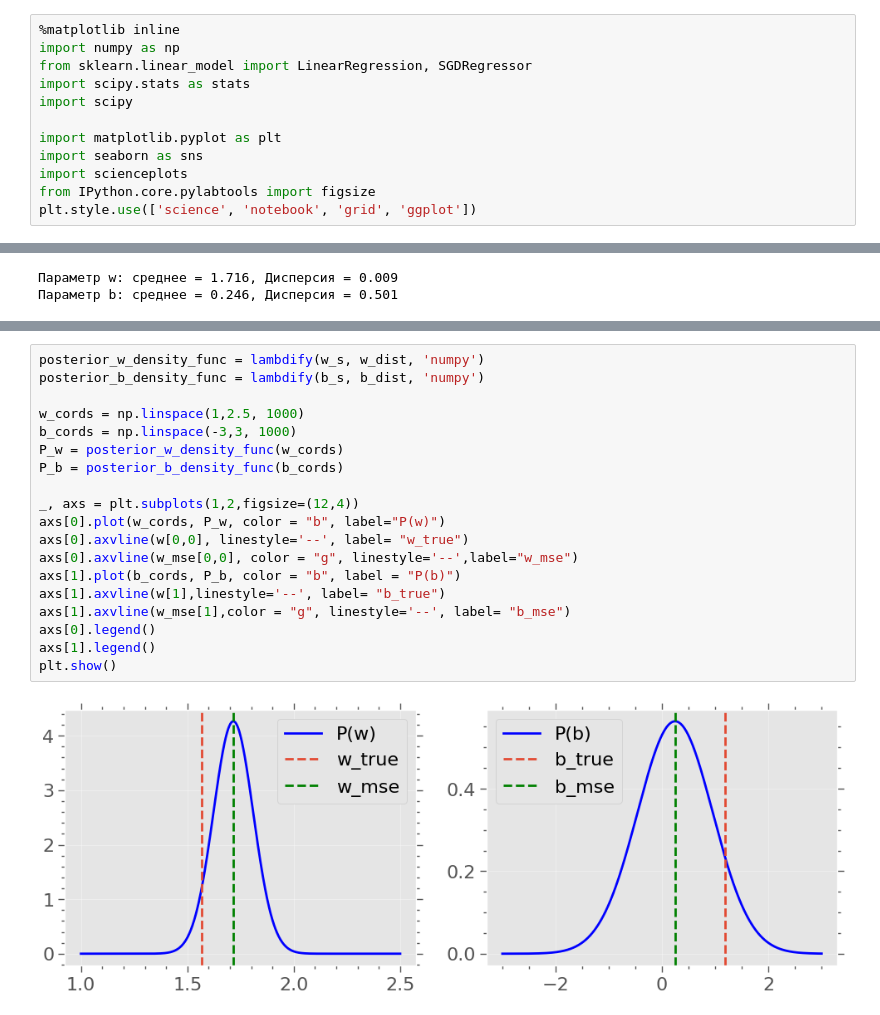
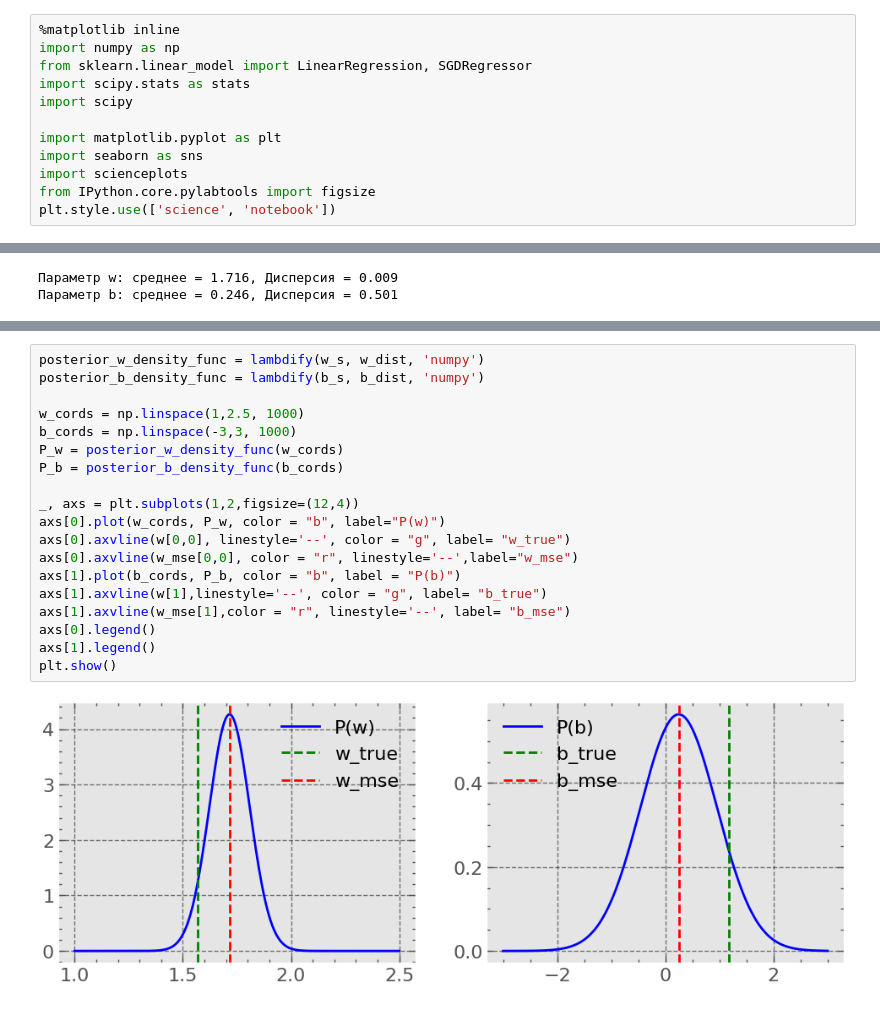
Before and after one commit to 2reckey/Bayesian_Stats, a Jupyter notebook: ML_Models/01_Баесовские_Модели_Линейная_Регрессия.ipynb, the cells around one changed output, grey strips where cells are left out. Cells and saved outputs as stored; diff of their text form.

```diff
--- a/ML_Models/01_Баесовские_Модели_Линейная_Регрессия.ipynb
+++ b/ML_Models/01_Баесовские_Модели_Линейная_Регрессия.ipynb
@@ -13,7 +13,7 @@ import matplotlib.pyplot as plt
 import seaborn as sns
 import scienceplots
 from IPython.core.pylabtools import figsize
-plt.style.use(['science', 'notebook', 'grid', 'ggplot'])
+plt.style.use(['science', 'notebook'])
 # %% [markdown]
 Пусть у нас несть какие-то данные которые можно описать линейной зависимостью $Xw = y$,
 \begin{align*}
@@ -482,21 +462,21 @@ plt.show()
 # %%
 posterior_w_density_func = lambdify(w_s, w_dist, 'numpy')
 posterior_b_density_func = lambdify(b_s, b_dist, 'numpy')
 
 w_cords = np.linspace(1,2.5, 1000)
 b_cords = np.linspace(-3,3, 1000)
 P_w = posterior_w_density_func(w_cords)
 P_b = posterior_b_density_func(b_cords)
 
 _, axs = plt.subplots(1,2,figsize=(12,4))
 axs[0].plot(w_cords, P_w, color = "b", label="P(w)")
-axs[0].axvline(w[0,0], linestyle='--', label= "w_true")
-axs[0].axvline(w_mse[0,0], color = "g", linestyle='--',label="w_mse")
+axs[0].axvline(w[0,0], linestyle='--', color = "g", label= "w_true")
+axs[0].axvline(w_mse[0,0], color = "r", linestyle='--',label="w_mse")
 axs[1].plot(b_cords, P_b, color = "b", label = "P(b)")
-axs[1].axvline(w[1],linestyle='--', label= "b_true")
-axs[1].axvline(w_mse[1],color = "g", linestyle='--', label= "b_mse")
+axs[1].axvline(w[1],linestyle='--', color = "g", label= "b_true")
+axs[1].axvline(w_mse[1],color = "r", linestyle='--', label= "b_mse")
 axs[0].legend()
 axs[1].legend()
 plt.show()
 # %% [output]
-[figure, old version]
+[figure, new version]
```
Also changed, not shown: parts of 11 cells of this notebook.
